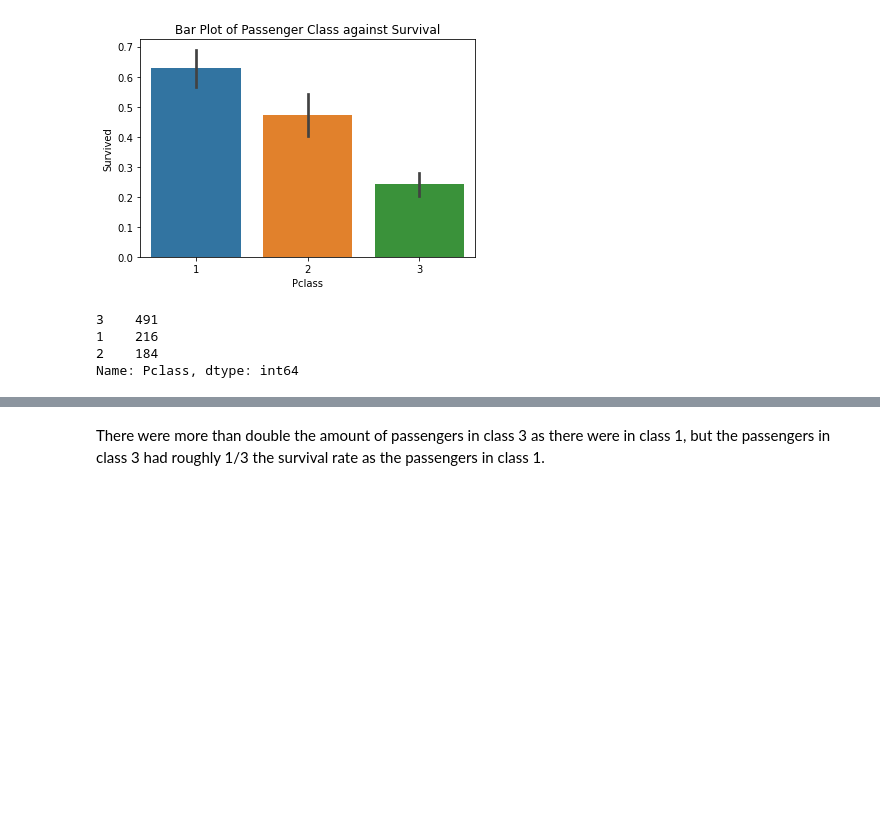
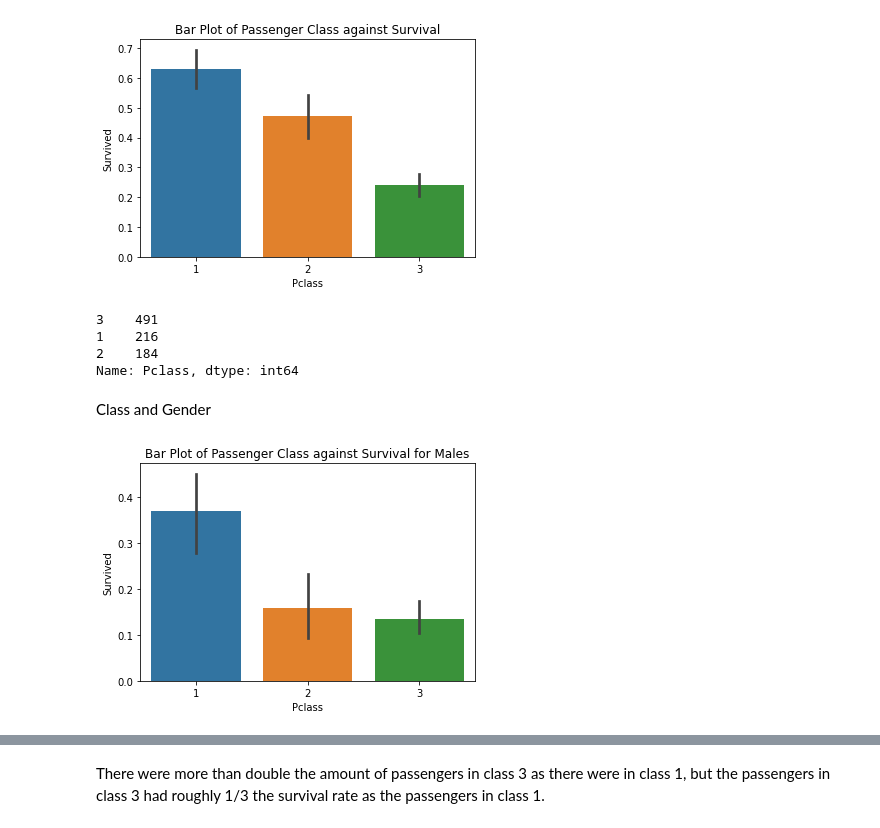
Before and after one commit to ahendricks2/Titanic, a Jupyter notebook: Main_Notebook.ipynb, the cells around one changed output, grey strips where cells are left out. Cells and saved outputs as stored; diff of their text form; code cells hidden in the pictures; blank space fills up the shorter version.

```diff
--- a/Main_Notebook.ipynb
+++ b/Main_Notebook.ipynb
@@ -352,3 +358,12 @@ train_df['Pclass'].value_counts()
 1    216
 2    184
 Name: Pclass, dtype: int64
+# %% [markdown]
+Class and Gender
+# %%
+sns.barplot(x='Pclass', y='Survived', data=train_df[train_df['Sex']=='male'])
+plt.xlabel('Pclass')
+plt.ylabel('Survived')
+plt.title('Bar Plot of Passenger Class against Survival for Males');
+# %% [output]
+[figure, added]
```
Also changed, not shown: parts of 115 cells of this notebook.
